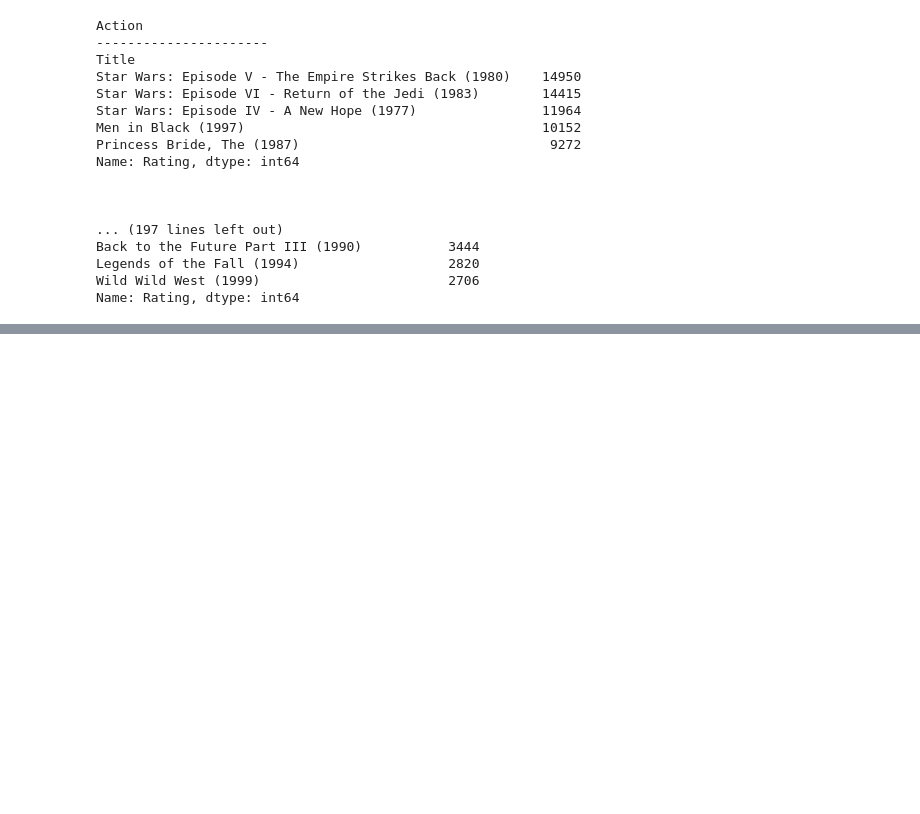
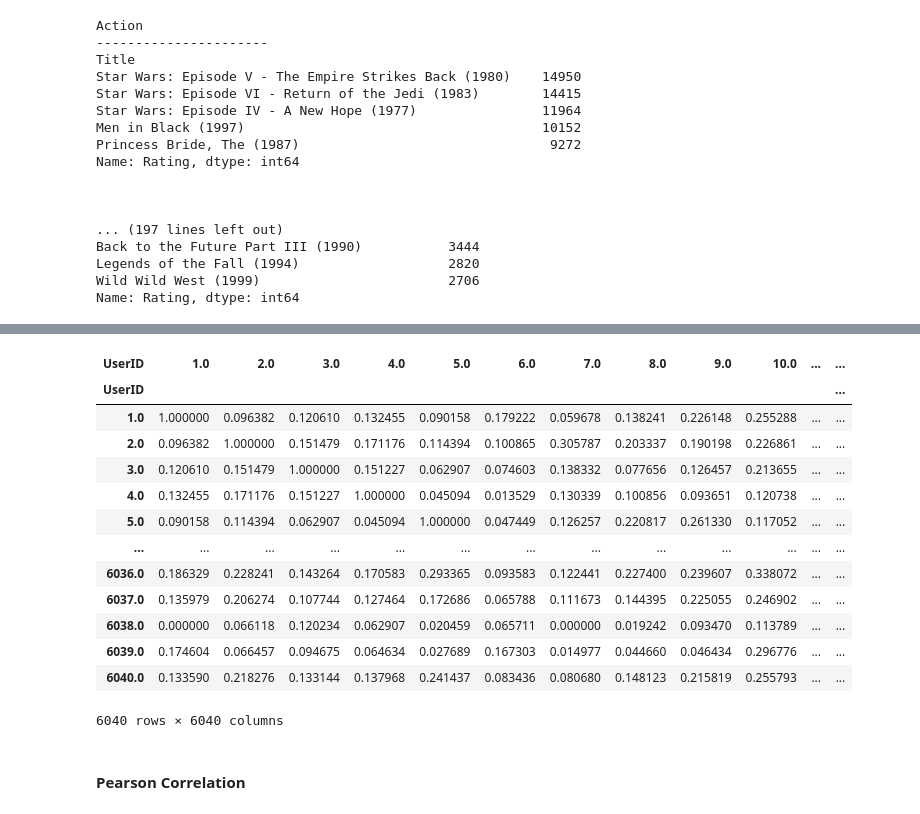
Before and after one commit to anidec25/Linear-Regression, a Jupyter notebook: Recommender System/zee_casestudy.ipynb, the cells around one changed output, grey strips where cells are left out. Drawn from its saved outputs; the diff is of its cells as text; code cells hidden in the pictures; blank space fills up the shorter version.

```diff
--- a/Recommender System/zee_casestudy.ipynb
+++ b/Recommender System/zee_casestudy.ipynb
@@ -907,0 +918,6 @@ Name: Rating, dtype: int64
+# %%
+user_movie_rating_matrix = pd.pivot_table(df_,index = "UserID",
+               columns = "Title",
+               values = "Rating",
+               aggfunc = "mean").fillna(0)
+user_movie_rating_matrix.shape
@@ -907,0 +1084,3 @@ Name: Rating, dtype: int64
+# %%
+User_similarity = cosine_similarity(user_movie_rating_matrix)
+User_similarity.shape
@@ -907,0 +1105,22 @@ Name: Rating, dtype: int64
+# %%
+User_similarity_matrix = pd.DataFrame(User_similarity,
+             index = user_movie_rating_matrix.index,
+             columns = user_movie_rating_matrix.index)
+User_similarity_matrix
+# %% [output]
+| UserID | 1.0 | 2.0 | 3.0 | 4.0 | 5.0 | 6.0 | 7.0 | 8.0 | 9.0 | 10.0 | ... | ... |
+| UserID |  |  |  |  |  |  |  |  |  |  |  | ... |
+| 1.0 | 1.000000 | 0.096382 | 0.120610 | 0.132455 | 0.090158 | 0.179222 | 0.059678 | 0.138241 | 0.226148 | 0.255288 | ... | ... |
+| 2.0 | 0.096382 | 1.000000 | 0.151479 | 0.171176 | 0.114394 | 0.100865 | 0.305787 | 0.203337 | 0.190198 | 0.226861 | ... | ... |
+| 3.0 | 0.120610 | 0.151479 | 1.000000 | 0.151227 | 0.062907 | 0.074603 | 0.138332 | 0.077656 | 0.126457 | 0.213655 | ... | ... |
+| 4.0 | 0.132455 | 0.171176 | 0.151227 | 1.000000 | 0.045094 | 0.013529 | 0.130339 | 0.100856 | 0.093651 | 0.120738 | ... | ... |
+| 5.0 | 0.090158 | 0.114394 | 0.062907 | 0.045094 | 1.000000 | 0.047449 | 0.126257 | 0.220817 | 0.261330 | 0.117052 | ... | ... |
+| ... | ... | ... | ... | ... | ... | ... | ... | ... | ... | ... | ... | ... |
+| 6036.0 | 0.186329 | 0.228241 | 0.143264 | 0.170583 | 0.293365 | 0.093583 | 0.122441 | 0.227400 | 0.239607 | 0.338072 | ... | ... |
+| 6037.0 | 0.135979 | 0.206274 | 0.107744 | 0.127464 | 0.172686 | 0.065788 | 0.111673 | 0.144395 | 0.225055 | 0.246902 | ... | ... |
+| 6038.0 | 0.000000 | 0.066118 | 0.120234 | 0.062907 | 0.020459 | 0.065711 | 0.000000 | 0.019242 | 0.093470 | 0.113789 | ... | ... |
+| 6039.0 | 0.174604 | 0.066457 | 0.094675 | 0.064634 | 0.027689 | 0.167303 | 0.014977 | 0.044660 | 0.046434 | 0.296776 | ... | ... |
+| 6040.0 | 0.133590 | 0.218276 | 0.133144 | 0.137968 | 0.241437 | 0.083436 | 0.080680 | 0.148123 | 0.215819 | 0.255793 | ... | ... |
+6040 rows × 6040 columns
+# %% [markdown]
+#### Pearson Correlation
```
Also changed, not shown: parts of 66 cells of this notebook.
